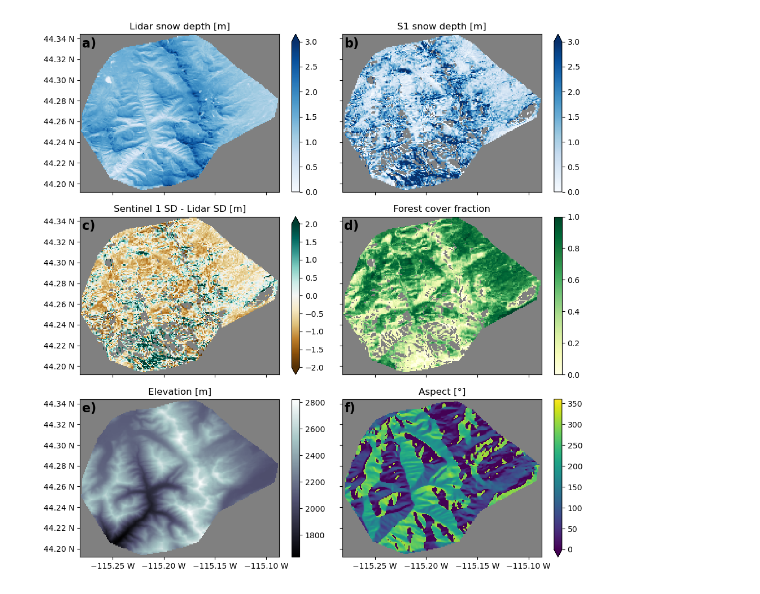
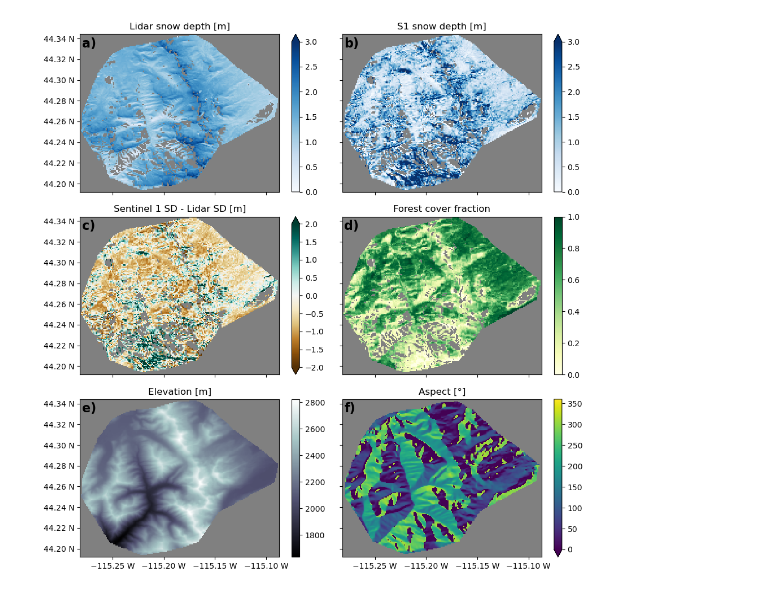
Before and after one commit to ZachHoppinen/spicy-analysis, a Jupyter notebook: src/compare/factors/ross_banner_figs.ipynb, the cells around one changed output. Saved outputs shown, nothing was run; the diff lists cells and outputs as text; code cells hidden in the pictures.

```diff
--- a/src/compare/factors/ross_banner_figs.ipynb
+++ b/src/compare/factors/ross_banner_figs.ipynb
@@ -15,11 +15,13 @@ warnings.filterwarnings("ignore", category=FutureWarning)
 
 from spicy_snow.retrieval import retrieval_from_parameters
 # %%
-data = xr.open_dataset('~/scratch/spicy/SnowEx-Data/Banner_2021-03-15.nc')
+# data = xr.open_dataset('~/scratch/spicy/SnowEx-Data/Banner_2021-03-15.nc')
+data = xr.open_dataset('/Users/rdcrlzh1/Documents/spicy-analysis/data/SnowEx-Data/Banner_2021-03-15.nc')
 # data = xr.open_dataset('~/spicy-snow/SnowEx-Data/Banner_2021-03-15.nc')
 fig_dir = Path('/bsuhome/zacharykeskinen/spicy-analysis/figures/factors/banner')
+fig_dir = Path('/Users/rdcrlzh1/Documents/spicy-analysis/figures')
 # %%
-data = retrieval_from_parameters(data, A = 1.5, B = 0.1, C = 0.60)
+# data = retrieval_from_parameters(data, A = 1.5, B = 0.1, C = 0.60)
 # %%
 data['inc'] = data['s1'].sel(band = 'inc').mean('time')
 data['aspect'] = aspect(data['lidar-dem']) - 45
@@ -26,20 +58,23 @@ data['aspect'] = aspect(data['lidar-dem']) - 45
 # %%
 lidar = data['lidar-sd']
-spicy = data['snow_depth'].sel(time='2021-03-15', method='nearest').where(~pd.isnull(data['lidar-sd']), np.nan)
-wet_snow = data['wet_snow'].sel(time='2021-03-15', method='nearest').where(~pd.isnull(data['lidar-sd']), np.nan)
-inc_angle = data['s1'].sel(band = 'inc').sel(time = '2021-03-15', method = 'nearest').where(~pd.isnull(data['lidar-sd']), np.nan)
+spicy = data['snow_depth'].sel(time='2021-03-15', method='nearest')
+idx = (~lidar.isnull()) & (~spicy.isnull())
+lidar = lidar.where(idx)
+spicy = spicy.where(idx)
+wet_snow = data['wet_snow'].sel(time='2021-03-15', method='nearest').where(idx)
+inc_angle = data['s1'].sel(band = 'inc').sel(time = '2021-03-15', method = 'nearest').where(idx)
 # conf_angle = data['confidence']
 
 violin_ = pd.DataFrame()
 violin_['lidar'] = lidar.values.flatten()
-violin_.loc[violin_['lidar']==0, 'lidar'] = np.nan
+# violin_.loc[violin_['lidar']==0, 'lidar'] = np.nan
 violin_['S1'] = spicy.values.flatten()
-violin_['fcf'] = data['fcf'].values.flatten()
-violin_['elev'] = data['lidar-dem'].values.flatten()
+violin_['fcf'] = data['fcf'].where(idx).values.flatten()
+violin_['elev'] = data['lidar-dem'].where(idx).values.flatten()
 violin_['wet_snow'] = wet_snow.values.flatten()
 violin_['inc_angle'] = np.rad2deg(inc_angle.values.flatten())
 # violin_['conf_angle'] = np.rad2deg(conf_angle.values.flatten())
-violin_['aspect'] = data['aspect'].values.flatten()
+violin_['aspect'] = data['aspect'].where(idx).values.flatten()
 
 violin_['sd_cat'] = pd.cut(violin_['lidar'],
                            bins=[0, 1, 1.5, 2, 10],
@@ -149,35 +184,35 @@ for i, axx in enumerate(axes.flatten()):# [ax[0,0], ax[0,1], ax[1,0]]:
         # print('before 0',master_ylabels)
         axx.set_yticks(master_yticks, labels=[l+' N' for l in [lab.get_text() for lab in master_ylabels]])
         # print('after 0',master_ylabels)
     elif i in [2,4]:
         # print('before 2,4',master_ylabels)
         axx.set_yticks(master_yticks, labels=master_ylabels)
         # print('after 2,4',master_ylabels)
 
 axes[0,0].set_xticks(master_xticks, labels=['']*6)
 axes[0,1].set_xticks(master_xticks, labels=['']*6)
 axes[1,0].set_xticks(master_xticks, labels=['']*6)
 axes[1,1].set_xticks(master_xticks, labels=['']*6)
 axes[0,1].set_xticks(master_xticks, labels=['']*6)
 # ax[1,1].set_xticks(master_xticks, labels=master_xlabels)
 # ax[2,1].set_xticks(master_xticks, labels=master_xlabels)
 
 axes[0,1].set_yticks(master_yticks, labels=['']*len(master_yticks))
 axes[1,1].set_yticks(master_yticks, labels=['']*len(master_yticks))
 axes[2,1].set_yticks(master_yticks, labels=['']*len(master_yticks))
-
+0
 for ax, letter in zip(axes.flatten(), ['a','b','c','d','e','f']):
     ax.text(0.01, 0.98,f'{letter})', transform=ax.transAxes, ha = 'left', va = 'top', weight='bold', size = 16)
 
 
 for ax in axes.flatten():
     ax.set_xlim(master_xlim)
     ax.set_ylim(master_ylim)
 
 plt.tight_layout()
 plt.savefig(fig_dir.joinpath('banner_maps.png'))
 # %% [output]
-[figure, old version]
+[figure, new version]
 # %%
 # Subset data
 # drop NaN
```
Also changed, not shown: parts of 4 cells of this notebook, 3 other files.
